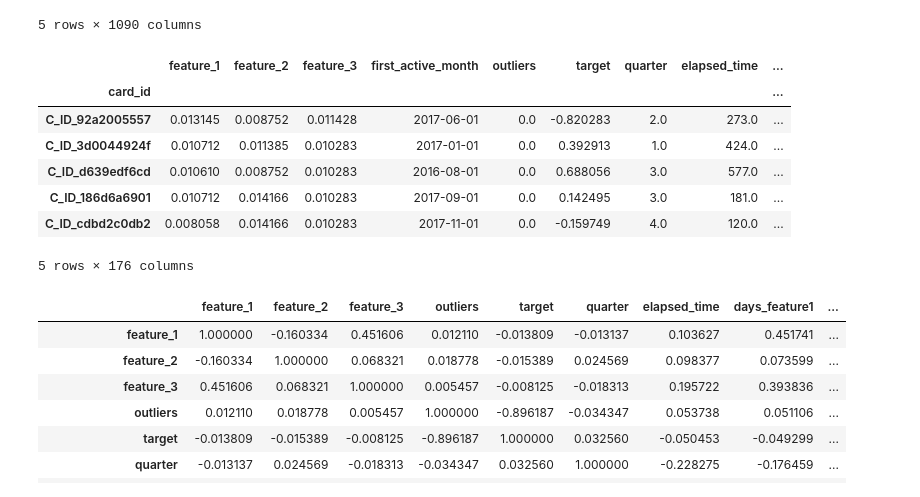
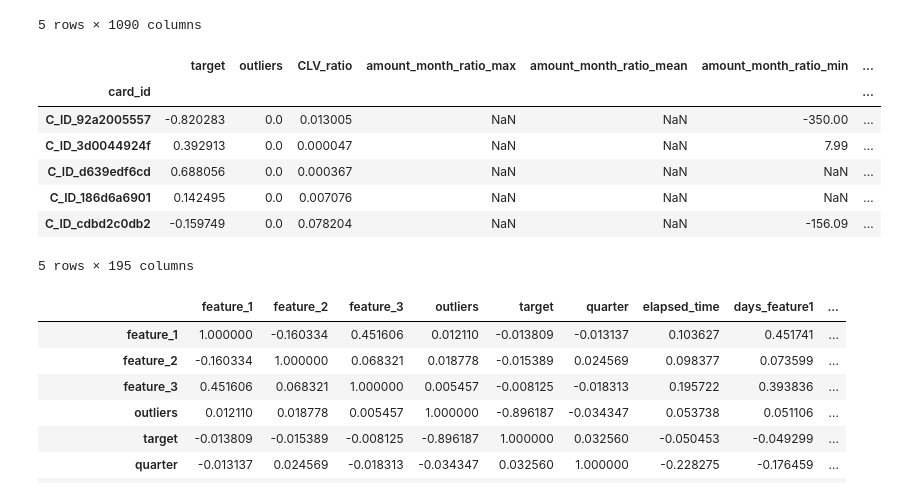
Before and after one commit to MitsuruFujiwara/Elo-Merchant-Category-Recommendation, a Jupyter notebook: src/902_corr_check.ipynb, the cells around one changed output. Drawn from its saved outputs; the diff is of its cells as text; code cells hidden in the pictures.

```diff
--- a/src/902_corr_check.ipynb
+++ b/src/902_corr_check.ipynb
@@ -27,18 +27,18 @@ df.head()
 | C_ID_cdbd2c0db2 | 249.208020 | 1.067407 | 2.299008e+06 | -9.753155e+07 | 0.031752 | 0.078204 | 61.856099 | ... |
 5 rows × 1090 columns
 # %%
-configs = json.load(open('../configs/201_lgbm.json'))
+configs = json.load(open('../configs/207_lgbm_best.json'))
 df = df[configs['features']]
 df.head()
 # %% [output]
-|  | feature_1 | feature_2 | feature_3 | first_active_month | outliers | target | quarter | elapsed_time | ... |
-| card_id |  |  |  |  |  |  |  |  | ... |
-| C_ID_92a2005557 | 0.013145 | 0.008752 | 0.011428 | 2017-06-01 | 0.0 | -0.820283 | 2.0 | 273.0 | ... |
-| C_ID_3d0044924f | 0.010712 | 0.011385 | 0.010283 | 2017-01-01 | 0.0 | 0.392913 | 1.0 | 424.0 | ... |
-| C_ID_d639edf6cd | 0.010610 | 0.008752 | 0.010283 | 2016-08-01 | 0.0 | 0.688056 | 3.0 | 577.0 | ... |
-| C_ID_186d6a6901 | 0.010712 | 0.014166 | 0.010283 | 2017-09-01 | 0.0 | 0.142495 | 3.0 | 181.0 | ... |
-| C_ID_cdbd2c0db2 | 0.008058 | 0.014166 | 0.010283 | 2017-11-01 | 0.0 | -0.159749 | 4.0 | 120.0 | ... |
+|  | target | outliers | CLV_ratio | amount_month_ratio_max | amount_month_ratio_mean | amount_month_ratio_min | ... |
+| card_id |  |  |  |  |  |  | ... |
+| C_ID_92a2005557 | -0.820283 | 0.0 | 0.013005 | NaN | NaN | -350.00 | ... |
+| C_ID_3d0044924f | 0.392913 | 0.0 | 0.000047 | NaN | NaN | 7.99 | ... |
+| C_ID_d639edf6cd | 0.688056 | 0.0 | 0.000367 | NaN | NaN | NaN | ... |
+| C_ID_186d6a6901 | 0.142495 | 0.0 | 0.007076 | NaN | NaN | NaN | ... |
+| C_ID_cdbd2c0db2 | -0.159749 | 0.0 | 0.078204 | NaN | NaN | -156.09 | ... |
-5 rows × 176 columns
+5 rows × 195 columns
 # %%
 corr = df.corr()
 corr.to_csv('../output/corr.csv')
```
Also changed, not shown: parts of 1 cell of this notebook, 3 other files.
